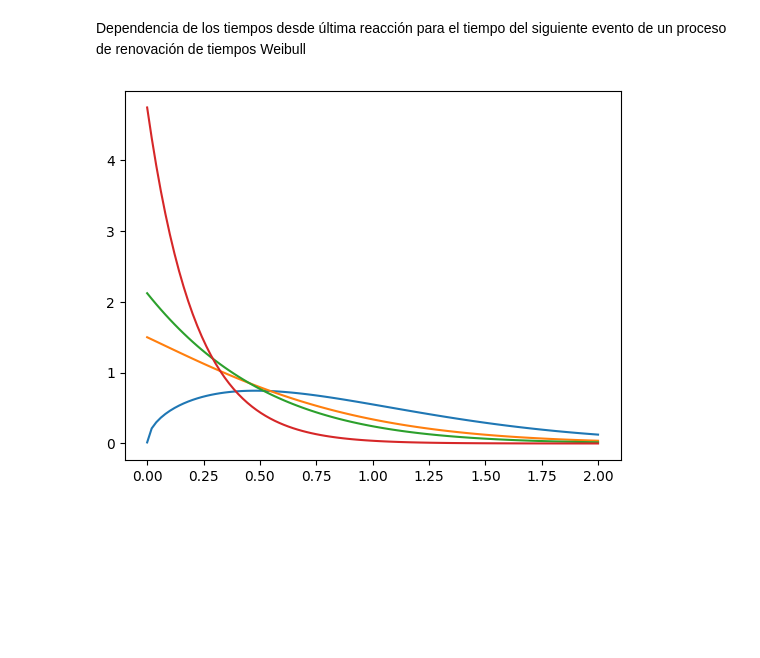
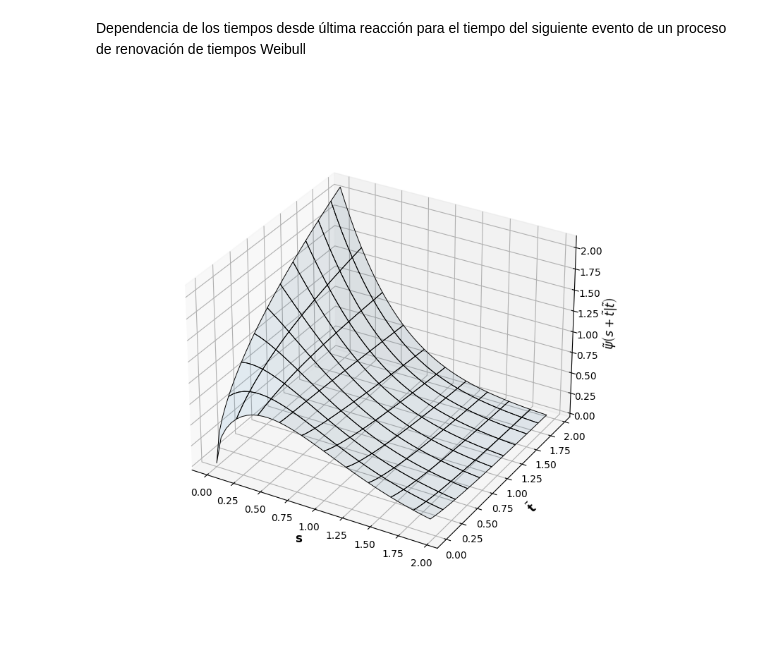
Before and after one commit to JairEsc/Mat_Apl_2, a Jupyter notebook: Weibull_dependencia.ipynb, the cells around one changed output. Cells and saved outputs as stored; diff of their text form; code cells hidden in the pictures; blank space fills up the shorter version.

```diff
--- a/Weibull_dependencia.ipynb
+++ b/Weibull_dependencia.ipynb
@@ -12,8 +5,24 @@ def psi(s,t):
-# %%
-S=np.linspace(0,2,100)
-T=[0.0001,1,2,10]
-for t in T:
-  plt.plot(S,psi(S,t=t))
-plt.show()
-# %% [output]
-[figure, removed]
+# %%
+import numpy as np
+import matplotlib.pyplot as plt
+from mpl_toolkits.mplot3d import axes3d
+ax = plt.figure(figsize=(10,14)).add_subplot(projection='3d')
+
+S = np.arange(0, 2, 0.05)
+T = np.arange(0, 2, 0.05)
+S,T = np.meshgrid(S,T)
+l=1
+a=1.5
+Z = l*a*(l*(S+T))**(a-1)*np.exp((l*T)**(a)-(l*(S+T))**(a))# Plot the 3D surface
+ax.plot_surface(S,T, Z, edgecolor='black', lw=0.7, rstride=4, cstride=4,
+                alpha=0.1)
+ax.set_xlabel('s',weight='bold',labelpad=6,fontsize=12)
+ax.set_ylabel(r'$\bf{\tilde{t}}$',labelpad=10,fontsize=12)
+ax.set_zlim3d()
+ax.set_zlabel(r'$\tilde{\psi}\left(s+\tilde{t}|\tilde{t}\right)$',labelpad=8,fontsize=12,weight = 'bold')
+# Make data.
+ax.set_box_aspect(aspect=None, zoom=0.8)
+# Plot a basic wireframe.
+plt.show()
+# %% [output]
+[figure, added]
```
Also changed, not shown: parts of 3 cells of this notebook.
